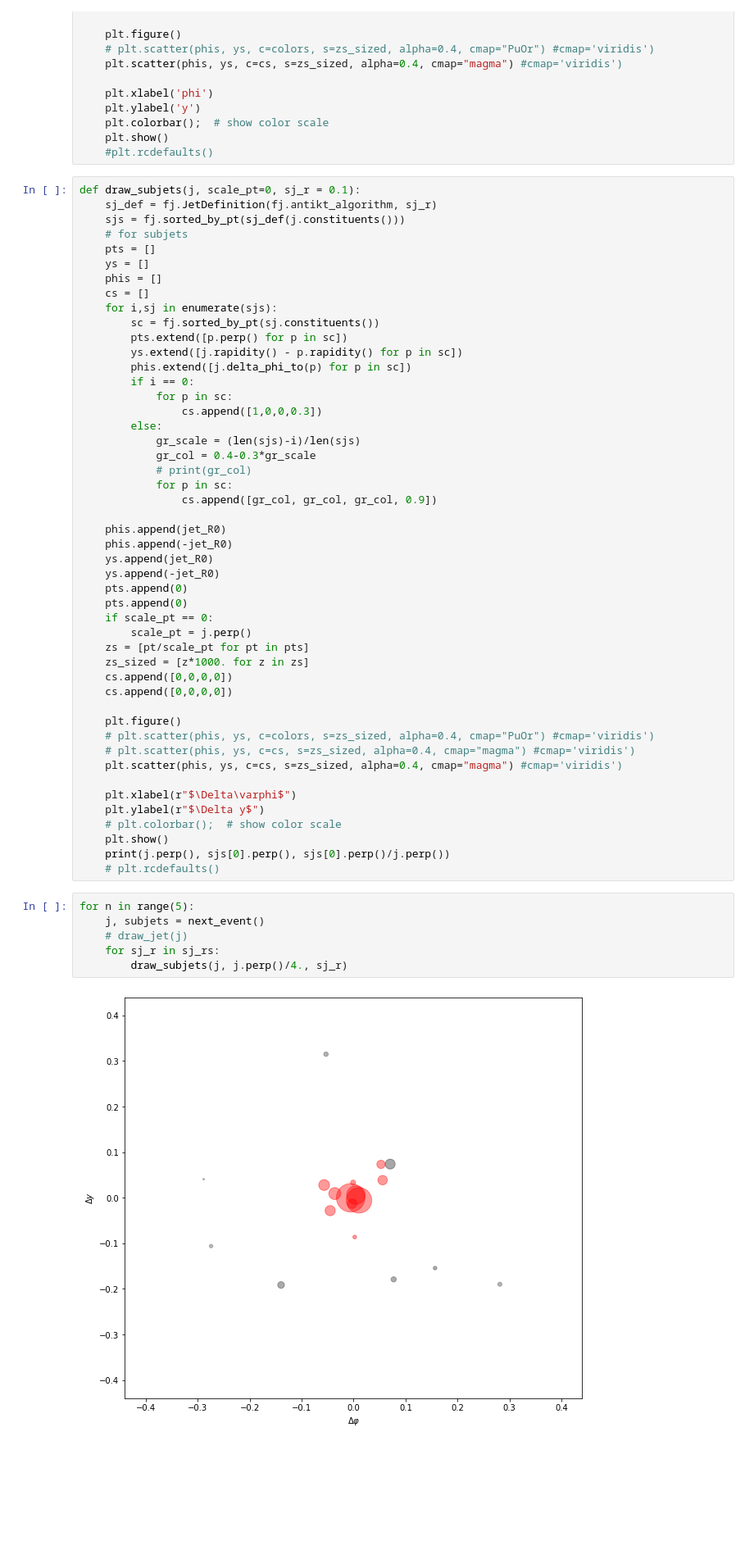
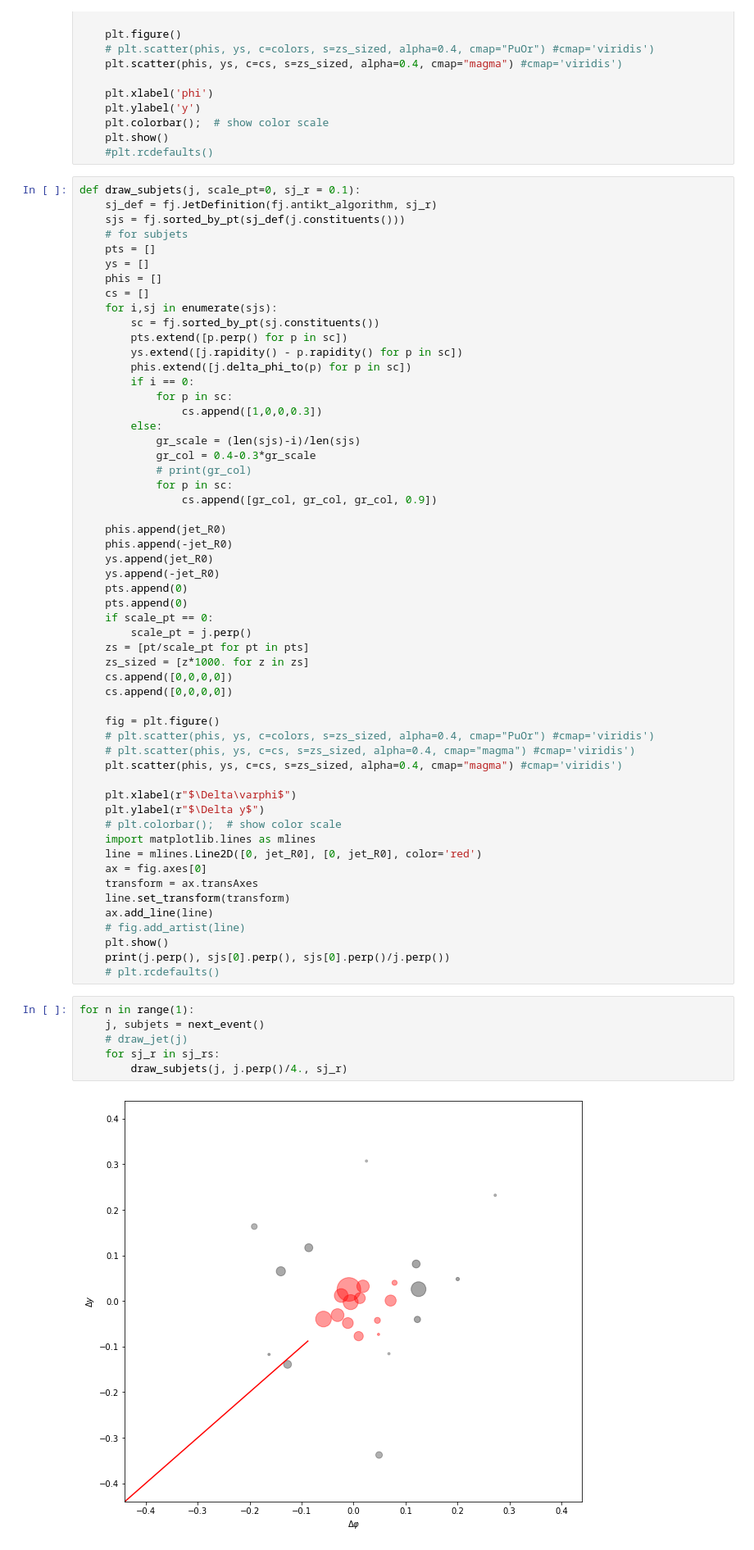
Before and after one commit to matplo/pyjetty, a Jupyter notebook: pyjetty/sandbox/forINT21-2b/jet_reclustering_subjets_fig.ipynb, the cells around one changed output. Shown at 82% size. Cells and saved outputs as stored; diff of their text form; blank space fills up the shorter version.

```diff
--- a/pyjetty/sandbox/forINT21-2b/jet_reclustering_subjets_fig.ipynb
+++ b/pyjetty/sandbox/forINT21-2b/jet_reclustering_subjets_fig.ipynb
@@ -198,7 +198,7 @@ def draw_subjets(j, scale_pt=0, sj_r = 0.1):
     cs.append([0,0,0,0])
     cs.append([0,0,0,0])
 
-    plt.figure()
+    fig = plt.figure()
     # plt.scatter(phis, ys, c=colors, s=zs_sized, alpha=0.4, cmap="PuOr") #cmap='viridis')
     # plt.scatter(phis, ys, c=cs, s=zs_sized, alpha=0.4, cmap="magma") #cmap='viridis')
     plt.scatter(phis, ys, c=cs, s=zs_sized, alpha=0.4, cmap="magma") #cmap='viridis')
@@ -206,14 +206,21 @@ def draw_subjets(j, scale_pt=0, sj_r = 0.1):
     plt.xlabel(r"$\Delta\varphi$")
     plt.ylabel(r"$\Delta y$")
     # plt.colorbar();  # show color scale
+    import matplotlib.lines as mlines
+    line = mlines.Line2D([0, jet_R0], [0, jet_R0], color='red')
+    ax = fig.axes[0]
+    transform = ax.transAxes
+    line.set_transform(transform)
+    ax.add_line(line)
+    # fig.add_artist(line)
     plt.show()
     print(j.perp(), sjs[0].perp(), sjs[0].perp()/j.perp())
     # plt.rcdefaults()
 # %%
-for n in range(5):
+for n in range(1):
     j, subjets = next_event()
     # draw_jet(j)
     for sj_r in sj_rs:
         draw_subjets(j, j.perp()/4., sj_r)
 # %% [output]
-[figure, old version]
+[figure, new version]
```
Also changed, not shown: parts of 1 cell of this notebook, 3 other files.
